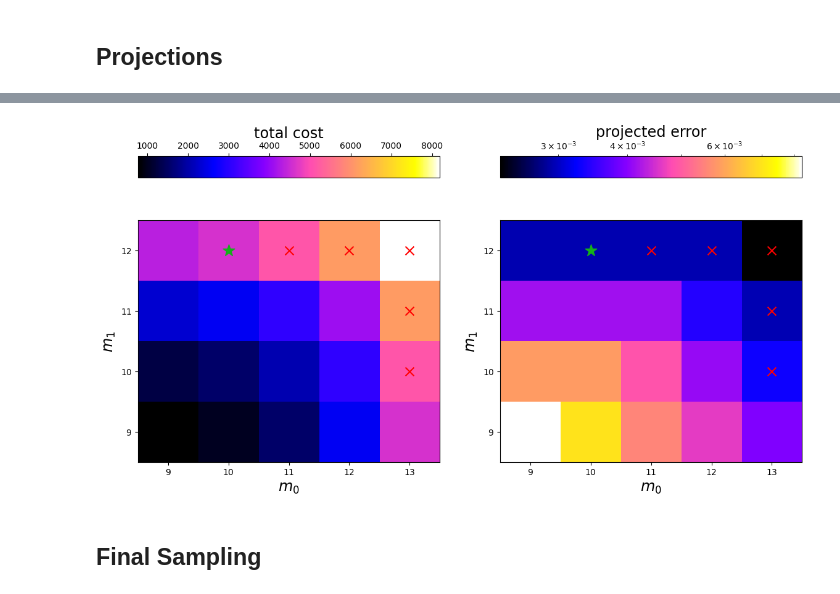
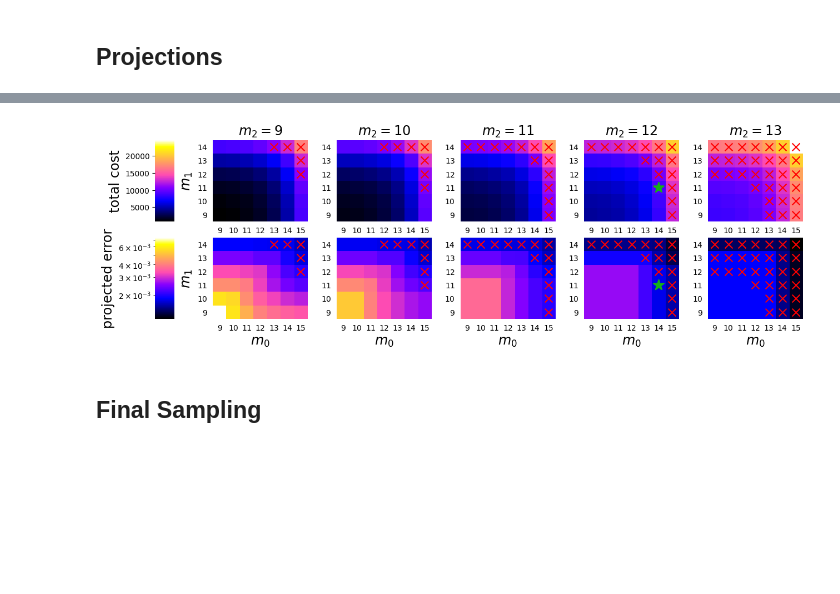
Before and after one commit to sandialabs/mlqmcpy, a Jupyter notebook: examples/mifgp.ipynb, the cells around one changed output, grey strips where cells are left out. Drawn from its saved outputs; the diff is of its cells as text; code cells hidden in the pictures; blank space fills up the shorter version.

```diff
--- a/examples/mifgp.ipynb
+++ b/examples/mifgp.ipynb
@@ -20,9 +20,9 @@ WIDTH = 2*(500/72)
 ## Parameters
 # %%
 confidence = .99
-budget = 5000
+budget = 10000
 d = 5
-num_levels = 2
+num_levels = 3
 cost_per_level = 2.**(torch.arange(num_levels)-num_levels+1)
 print("cost_per_level = %s"%cost_per_level)
 m0 = 8*torch.ones(num_levels,dtype=int)
@@ -77,7 +77,7 @@ pcerror0 = 1.17e-02
 # %%
 fig,ax = pyplot.subplots(nrows=1,ncols=1,figsize=(WIDTH,WIDTH/num_levels))
 for l in range(num_levels):
-    ax.violinplot(y0s[l],[l],showmeans=True,showextrema=False)
+    ax.violinplot(fgp.y[l],[l],showmeans=True,showextrema=False)
 ax.set_xlabel("level")
 ax.set_xticks(torch.arange(num_levels));
 # %% [output]
@@ -125,4 +126,8 @@ print("nf_comb.shape = %s"%str(nf_comb.shape))
 nf_comb_cost = (nf_comb*cost_per_level).sum(1)
 feasible_comb = nf_comb_cost<budget
 print("feasible_comb.shape = %s"%str(feasible_comb.shape))
+mf_comb_feasible = mf_comb[feasible_comb]
+print("mf_comb_feasible.shape = %s"%str(mf_comb_feasible.shape))
+mf_comb_infeasible = mf_comb[~feasible_comb]
+print("mf_comb_infeasible.shape = %s"%str(mf_comb_infeasible.shape))
 # %% [output]
@@ -144,59 +151,63 @@ n = tensor([1024, 4096])
 # %%
+cost_min,cost_max = nf_comb_cost.min(),nf_comb_cost.max()
+pcerror_min,pcerror_max = pcerrors.min(),pcerrors.max()
 if num_levels==2:
     fig,ax = pyplot.subplots(nrows=1,ncols=2,figsize=(WIDTH,WIDTH/2))
-    _imshow = ax[0].imshow(nf_comb_cost.reshape((num_m_feasible[0],num_m_feasible[1])).T,cmap=cm.gnuplot2)
-    _axp = ax[0].get_position()
-    _cax = fig.add_axes([_axp.x0,_axp.y1+0.1,_axp.x1-_axp.x0,0.05])
-    cbar = fig.colorbar(_imshow,_cax,location="top")
-    cbar.set_label(label='total cost',fontsize="xx-large")
-    _imshow = ax[1].imshow(pcerrors.reshape((num_m_feasible[0],num_m_feasible[1])).T,cmap=cm.gnuplot2,norm="log")
-    _axp = ax[1].get_position()
-    _cax = fig.add_axes([_axp.x0,_axp.y1+0.1,_axp.x1-_axp.x0,0.05])
-    cbar = fig.colorbar(_imshow,_cax,location="top")
-    cbar.set_label(label='projected error',fontsize="xx-large")
+    _imshow_cost = ax[0].imshow(nf_comb_cost.reshape((num_m_feasible[0],num_m_feasible[1])).T,cmap=cm.gnuplot2,vmin=cost_min,vmax=cost_max)
+    _imshow_error = ax[1].imshow(pcerrors.reshape((num_m_feasible[0],num_m_feasible[1])).T,cmap=cm.gnuplot2,vmin=pcerror_min,vmax=pcerror_max,norm="log")
+    for i,(_imshow,label) in enumerate(zip([_imshow_cost,_imshow_error],["total cost","projected error"])):
+        _axp = ax[i].get_position()
+        _cax = fig.add_axes([_axp.x0,_axp.y1+0.05,_axp.x1-_axp.x0,0.05])
+        cbar = fig.colorbar(_imshow,_cax,location="top")
+        cbar.set_label(label=label,fontsize="xx-large")
+        cbar.outline.set_visible(False)
     for i in range(2):
+        ax[i].set_xlabel(r"$m_0$",fontsize="xx-large")
+        ax[i].scatter(mf_comb_feasible[imin,0]-(m0[0]+1),mf_comb_feasible[imin,1]-(m0[1]+1),color=COLORS[1],marker="*",s=200)
+        ax[i].scatter(mf_comb_infeasible[:,0]-(m0[0]+1),mf_comb_infeasible[:,1]-(m0[1]+1),marker="x",s=100,color="red")
+        ax[i].spines[["right","left","top","bottom"]].set_visible(False)
         ax[i].invert_yaxis()
-        ax[i].scatter(mf_comb[feasible_comb][imin,0]-(m0[0]+1),mf_comb[feasible_comb][imin,1]-(m0[1]+1),color=COLORS[1],marker="*",s=200)
-        ax[i].scatter(mf_comb[~feasible_comb,0]-(m0[0]+1),mf_comb[~feasible_comb,1]-(m0[1]+1),marker="x",s=100,color="red")
-        ax[i].set_xlabel(r"$m_0$",fontsize="xx-large")
         ax[i].set_xticks(torch.arange(len(m_feasible[0])))
         ax[i].set_xticklabels([r"$%d$"%_m for _m in m_feasible[0]])
-        ax[i].set_ylabel(r"$m_1$",fontsize="xx-large")
+        ax[i].xaxis.set_ticks_position('none')
         ax[i].set_yticks(torch.arange(len(m_feasible[1])))
         ax[i].set_yticklabels([r"$%d$"%_m for _m in m_feasible[1]])
+        ax[i].yaxis.set_ticks_position('none')
+    ax[0].set_ylabel(r"$m_1$",fontsize="xx-large")
 elif num_levels==3:
-    nf_comb_cost_min,nf_comb_cost_max = nf_comb_cost.min(),nf_comb_cost.max()
-    norm_cost = colors.Normalize(vmin=nf_comb_cost_min,vmax=nf_comb_cost_max)
-    pcvars_min,pcvars_max = pcvars.min(),pcvars.max()
-    norm_pcvar = colors.Normalize(vmin=pcvars_min,vmax=pcvars_max)
     ncols = len(m_feasible[-1])
-    fig,ax = pyplot.subplots(nrows=2,ncols=ncols,figsize=(WIDTH,WIDTH/ncols*2),sharex=True,sharey=True)
+    fig,ax = pyplot.subplots(nrows=2,ncols=ncols,figsize=(WIDTH,WIDTH*.75/ncols*2))
     ax = ax.reshape((2,ncols))
     for j in range(ncols):
-        _imshow_cost = ax[0,j].imshow(nf_comb_cost[j::num_m_feasible[2]].reshape((num_m_feasible[0],num_m_feasible[1])).T,cmap=cm.gnuplot2,vmin=nf_comb_cost_min,vmax=nf_comb_cost_max)
-        _imshow_pcvar = ax[1,j].imshow(pcvars[j::num_m_feasible[2]].reshape((num_m_feasible[0],num_m_feasible[1])).T,cmap=cm.gnuplot2,vmin=pcvars_min,vmax=pcvars_max,norm="log")
-    _axp = ax[0,0].get_position()
-    _cax = fig.add_axes([_axp.x0-.075,_axp.y0,0.025,_axp.y1-_axp.y0])
-    cbar = fig.colorbar(_imshow_cost,_cax,location="left")
-    cbar.set_label(label='total cost',fontsize="xx-large")
-    _axp = ax[1,0].get_position()
-    _cax = fig.add_axes([_axp.x0-.075,_axp.y0,0.025,_axp.y1-_axp.y0])
-    cbar = fig.colorbar(_imshow_pcvar,_cax,location="left")
-    cbar.set_label(label='projected error',fontsize="xx-large")
+        _imshow_cost = ax[0,j].imshow(nf_comb_cost[j::num_m_feasible[2]].reshape((num_m_feasible[0],num_m_feasible[1])).T,cmap=cm.gnuplot2,vmin=cost_min,vmax=cost_max)
+        _imshow_error = ax[1,j].imshow(pcerrors[j::num_m_feasible[2]].reshape((num_m_feasible[0],num_m_feasible[1])).T,cmap=cm.gnuplot2,vmin=pcerror_min,vmax=pcerror_max,norm="log")
+    for i,(_imshow,label) in enumerate(zip([_imshow_cost,_imshow_error],["total cost","projected error"])):
+        _axp = ax[i,0].get_position()
+        _cax = fig.add_axes([_axp.x0-.075,_axp.y0,0.025,_axp.y1-_axp.y0])
+        cbar = fig.colorbar(_imshow,_cax,location="left")
+        cbar.set_label(label=label,fontsize="xx-large")
+        cbar.outline.set_visible(False)
     for j in range(ncols):
         ax[1,j].set_xlabel(r"$m_0$",fontsize="xx-large")
         ax[0,j].set_title(r"$m_2 = %d$"%m_feasible[2][j],fontsize="xx-large")
     for i in range(2):
         ax[i,0].set_ylabel(r"$m_1$",fontsize="xx-large")
-    ax[0,0].invert_yaxis()
-    ax[0,0].set_xticks(torch.arange(len(m_feasible[0])))
-    ax[0,0].set_xticklabels([r"$%d$"%_m for _m in m_feasible[0]])
-    ax[0,0].set_yticks(torch.arange(len(m_feasible[1])))
-    ax[0,0].set_yticklabels([r"$%d$"%_m for _m in m_feasible[1]])
+        for j in range(ncols):
+            ax[i,j].spines[["right","left","top","bottom"]].set_visible(False)
+            ax[i,mf_comb_feasible[imin,2]-(m0[2]+1)].scatter(mf_comb_feasible[imin,0]-(m0[0]+1),mf_comb_feasible[imin,1]-(m0[1]+1),color=COLORS[1],marker="*",s=200)
+            mf_comb_infeasible_j = mf_comb_infeasible[mf_comb_infeasible[:,2]==(m0[2]+1+j)]
+            ax[i,j].scatter(mf_comb_infeasible_j[:,0]-(m0[0]+1),mf_comb_infeasible_j[:,1]-(m0[1]+1),marker="x",s=100,color="red")
+            ax[i,j].invert_yaxis()
+            ax[i,j].set_xticks(torch.arange(len(m_feasible[0])))
+            ax[i,j].set_xticklabels([r"$%d$"%_m for _m in m_feasible[0]])
+            ax[i,j].xaxis.set_ticks_position('none')
+            ax[i,j].set_yticks(torch.arange(len(m_feasible[1])))
+            ax[i,j].set_yticklabels([r"$%d$"%_m for _m in m_feasible[1]])
+            ax[i,j].yaxis.set_ticks_position('none')
 else:
     print("cannot plot num_levels > 2")
 # %% [output]
-[figure, old version]
+[figure, new version]
 # %% [markdown]
 ## Final Sampling
 # %%
```
Also changed, not shown: parts of 10 cells of this notebook.
